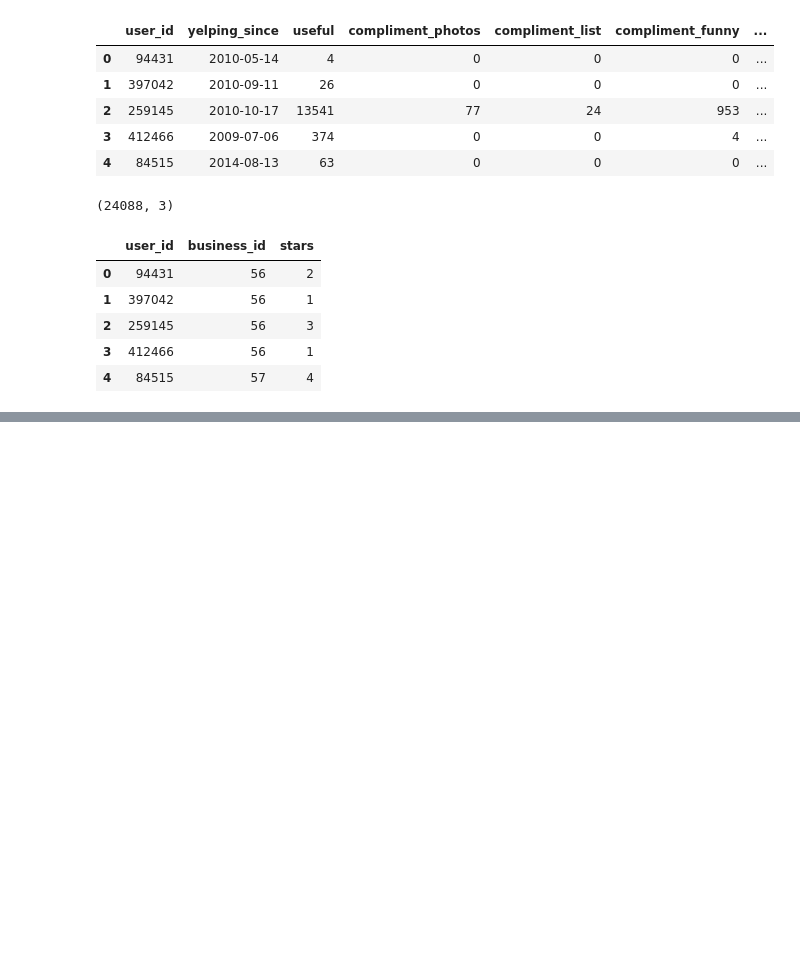
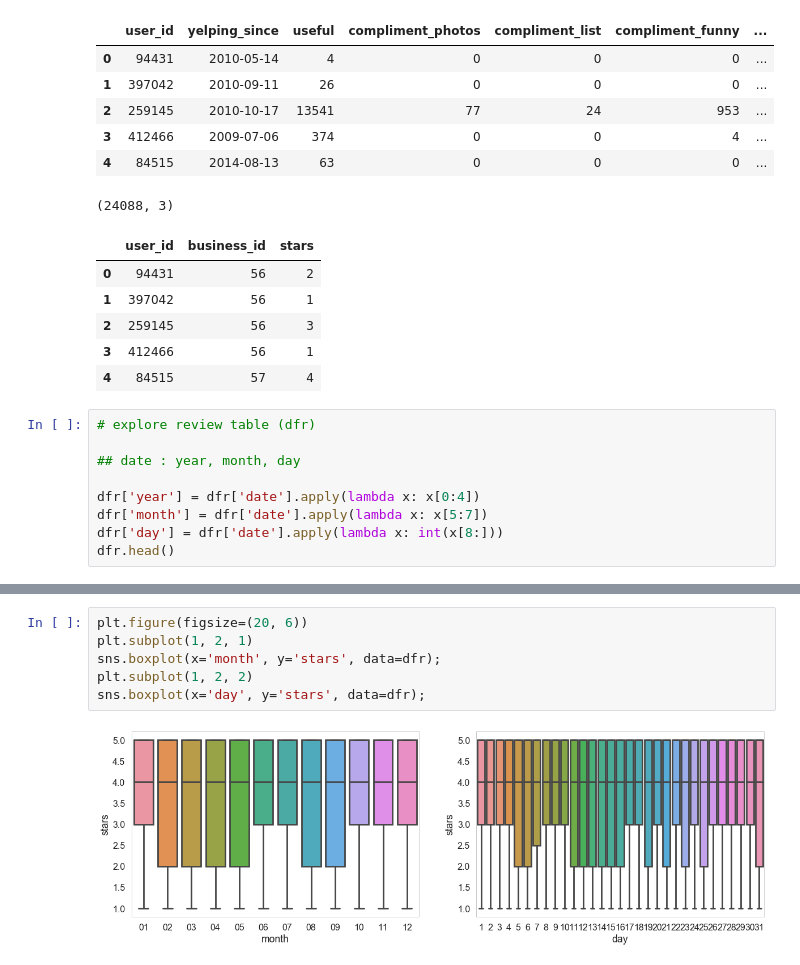
Before and after one commit to xuwd11/Recommender_Systems, a Jupyter notebook: 03_EDA.ipynb, the cells around one changed output, grey strips where cells are left out. Saved outputs shown, nothing was run; the diff lists cells and outputs as text; blank space fills up the shorter version.

```diff
--- a/03_EDA.ipynb
+++ b/03_EDA.ipynb
@@ -62,3 +60,12 @@ display(datar.head())
 | 2 | 259145 | 56 | 3 |
 | 3 | 412466 | 56 | 1 |
 | 4 | 84515 | 57 | 4 |
+# %%
+# explore review table (dfr)
+
+## date : year, month, day
+
+dfr['year'] = dfr['date'].apply(lambda x: x[0:4])
+dfr['month'] = dfr['date'].apply(lambda x: x[5:7])
+dfr['day'] = dfr['date'].apply(lambda x: int(x[8:]))
+dfr.head()
@@ -64,0 +79,8 @@ display(datar.head())
+# %%
+plt.figure(figsize=(20, 6))
+plt.subplot(1, 2, 1)
+sns.boxplot(x='month', y='stars', data=dfr);
+plt.subplot(1, 2, 2)
+sns.boxplot(x='day', y='stars', data=dfr);
+# %% [output]
+[figure, added]
```
Also changed, not shown: parts of 23 cells of this notebook.
